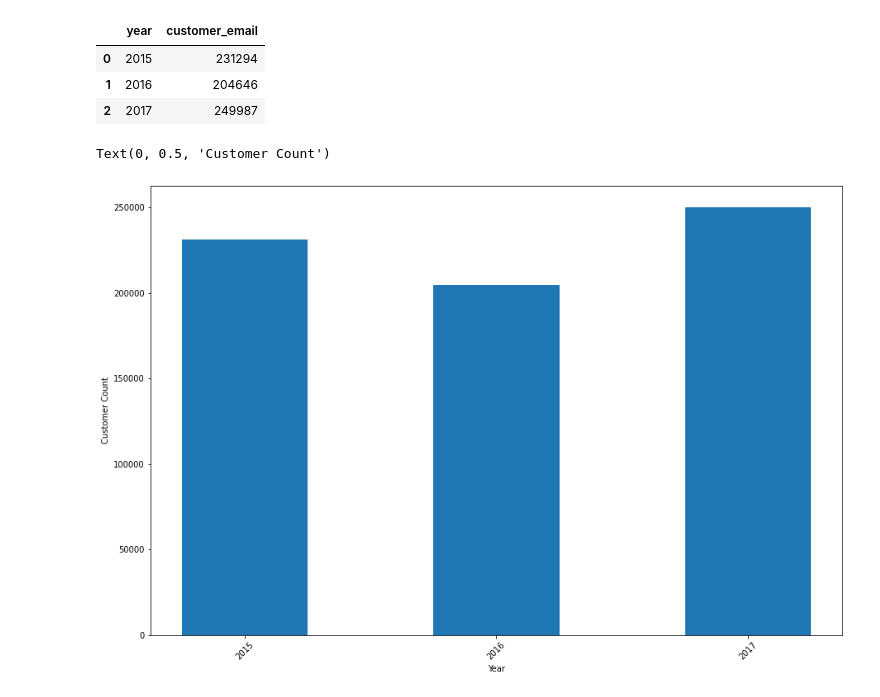
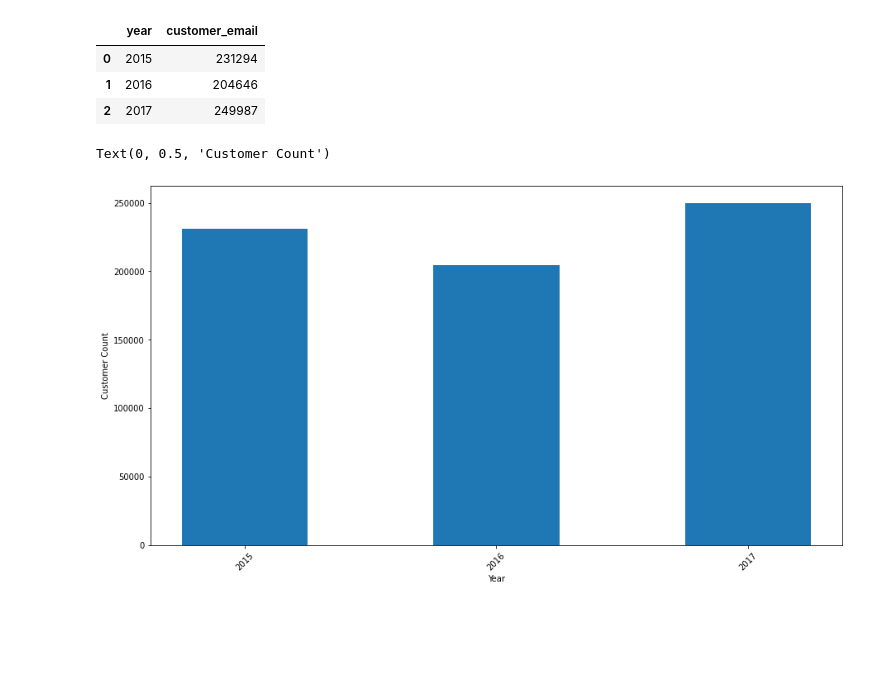
Before and after one commit to saishdesai23/Customer-Order-Analysis, a Jupyter notebook: case_study_2.ipynb, the cells around one changed output. Drawn from its saved outputs; the diff is of its cells as text; code cells hidden in the pictures; blank space fills up the shorter version.

```diff
--- a/case_study_2.ipynb
+++ b/case_study_2.ipynb
@@ -441,11 +468,11 @@ customer_per_year
 | 1 | 2016 | 204646 |
 | 2 | 2017 | 249987 |
 # %%
-plt.figure(figsize=(15,10))
+plt.figure(figsize=(15,8))
 plt.bar(x=customer_per_year['year'],height=customer_per_year['customer_email'], width =0.5)
 plt.xlabel("Year")
 plt.xticks([2015,2016,2017], rotation=45)
 plt.ylabel("Customer Count")
 # %% [output]
 Text(0, 0.5, 'Customer Count')
-[figure, old version]
+[figure, new version]
```
Also changed, not shown: parts of 19 cells of this notebook.
